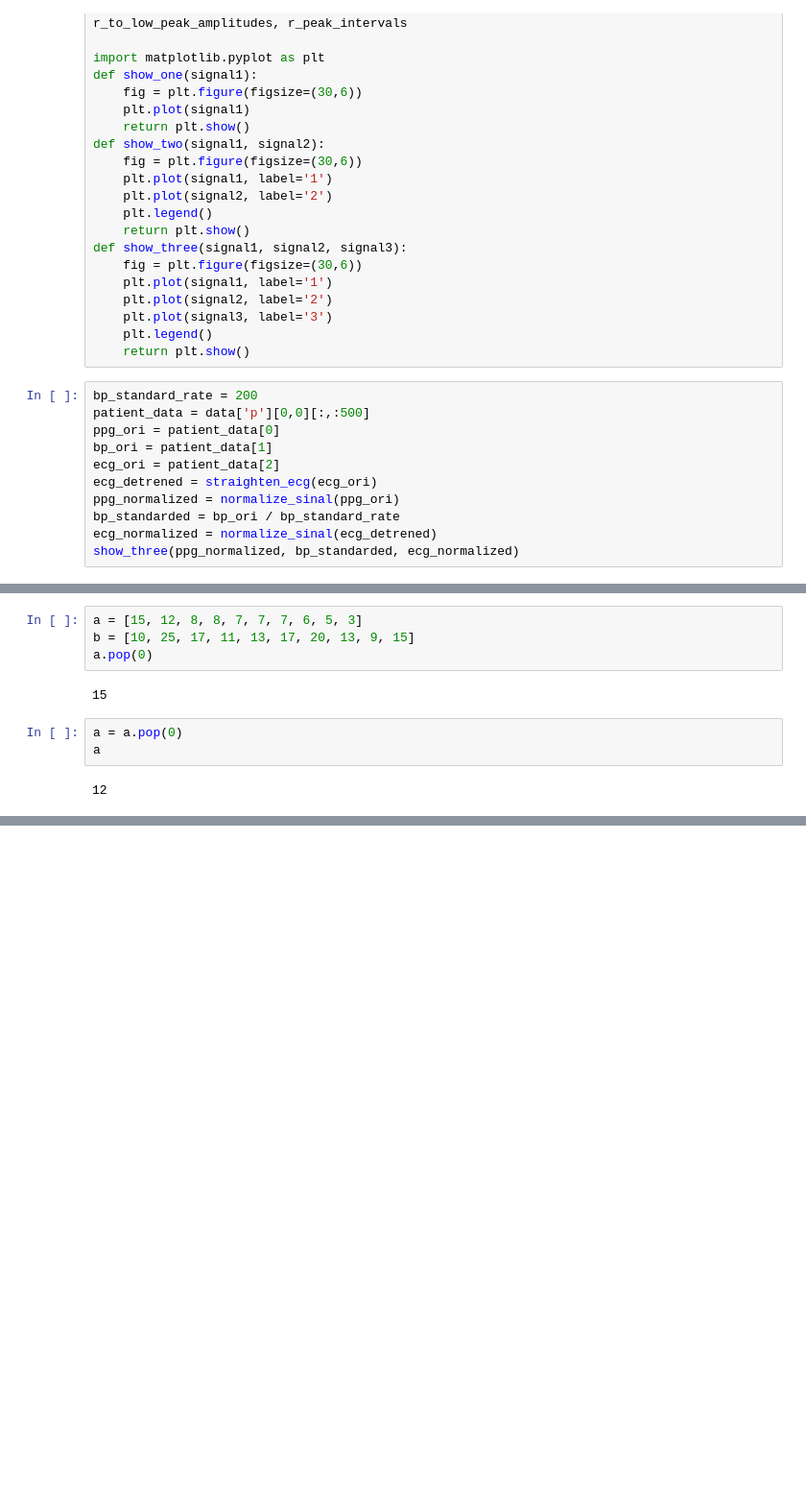
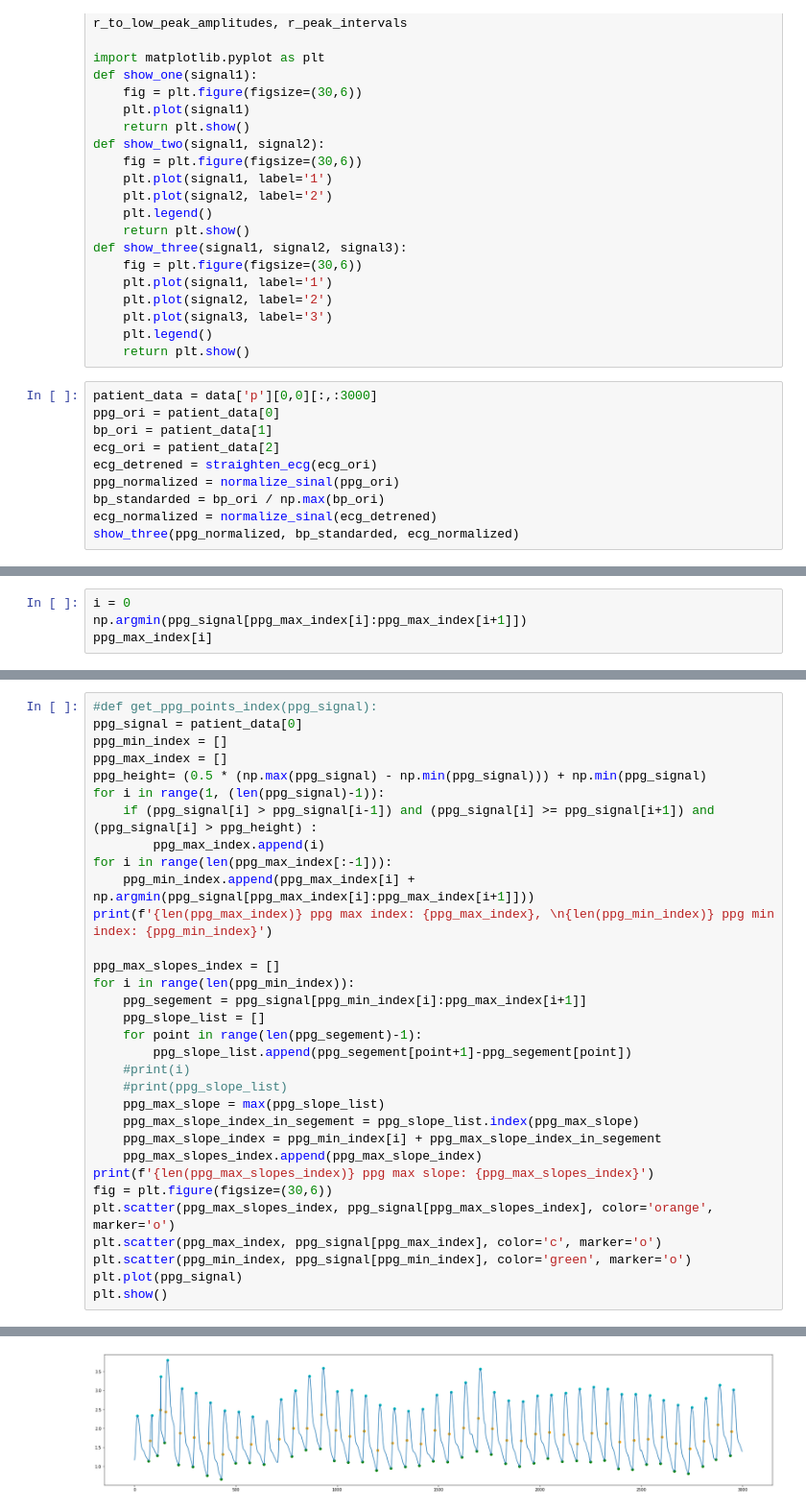
Before and after one commit to YanweiJIN/BP_Model, a Jupyter notebook: Jinyw_code/pytorch_model/30May_reextract_features.ipynb, the cells around one changed output, grey strips where cells are left out. Shown at 96% size. Cells and saved outputs as stored; diff of their text form; blank space fills up the shorter version.

```diff
--- a/Jinyw_code/pytorch_model/30May_reextract_features.ipynb
+++ b/Jinyw_code/pytorch_model/30May_reextract_features.ipynb
@@ -205,13 +205,12 @@ def show_three(signal1, signal2, signal3):
     plt.legend()
     return plt.show()
 # %%
-bp_standard_rate = 200
-patient_data = data['p'][0,0][:,:500]
+patient_data = data['p'][0,0][:,:3000]
 ppg_ori = patient_data[0]
 bp_ori = patient_data[1]
 ecg_ori = patient_data[2]
 ecg_detrened = straighten_ecg(ecg_ori)
 ppg_normalized = normalize_sinal(ppg_ori)
-bp_standarded = bp_ori / bp_standard_rate
+bp_standarded = bp_ori / np.max(bp_ori)
 ecg_normalized = normalize_sinal(ecg_detrened)
 show_three(ppg_normalized, bp_standarded, ecg_normalized)
@@ -219,0 +217,4 @@ show_three(ppg_normalized, bp_standarded, ecg_normalized)
+# %%
+i = 0
+np.argmin(ppg_signal[ppg_max_index[i]:ppg_max_index[i+1]])
+ppg_max_index[i]
@@ -246,11 +259,33 @@ print(ppg_max_slopes_index)
-# %%
-a = [15, 12, 8, 8, 7, 7, 7, 6, 5, 3]
-b = [10, 25, 17, 11, 13, 17, 20, 13, 9, 15]
-a.pop(0)
-# %% [output]
-15
-# %%
-a = a.pop(0)
-a
-# %% [output]
-12
+# %%
+#def get_ppg_points_index(ppg_signal):
+ppg_signal = patient_data[0]
+ppg_min_index = []
+ppg_max_index = []
+ppg_height= (0.5 * (np.max(ppg_signal) - np.min(ppg_signal))) + np.min(ppg_signal)
+for i in range(1, (len(ppg_signal)-1)):
+    if (ppg_signal[i] > ppg_signal[i-1]) and (ppg_signal[i] >= ppg_signal[i+1]) and (ppg_signal[i] > ppg_height) :
+        ppg_max_index.append(i)
+for i in range(len(ppg_max_index[:-1])):
+    ppg_min_index.append(ppg_max_index[i] + np.argmin(ppg_signal[ppg_max_index[i]:ppg_max_index[i+1]]))
+print(f'{len(ppg_max_index)} ppg max index: {ppg_max_index}, \n{len(ppg_min_index)} ppg min index: {ppg_min_index}')
+
+ppg_max_slopes_index = []
+for i in range(len(ppg_min_index)):
+    ppg_segement = ppg_signal[ppg_min_index[i]:ppg_max_index[i+1]]
+    ppg_slope_list = []
+    for point in range(len(ppg_segement)-1):
+        ppg_slope_list.append(ppg_segement[point+1]-ppg_segement[point])
+    #print(i)
+    #print(ppg_slope_list)
+    ppg_max_slope = max(ppg_slope_list)
+    ppg_max_slope_index_in_segement = ppg_slope_list.index(ppg_max_slope)
+    ppg_max_slope_index = ppg_min_index[i] + ppg_max_slope_index_in_segement
+    ppg_max_slopes_index.append(ppg_max_slope_index)
+print(f'{len(ppg_max_slopes_index)} ppg max slope: {ppg_max_slopes_index}')
+fig = plt.figure(figsize=(30,6))
+plt.scatter(ppg_max_slopes_index, ppg_signal[ppg_max_slopes_index], color='orange', marker='o')
+plt.scatter(ppg_max_index, ppg_signal[ppg_max_index], color='c', marker='o')
+plt.scatter(ppg_min_index, ppg_signal[ppg_min_index], color='green', marker='o')
+plt.plot(ppg_signal)
+plt.show()
+# %% [output]
@@ -256,0 +295 @@ a
+[figure, added]
```
Also changed, not shown: parts of 9 cells of this notebook, 8 other files.
